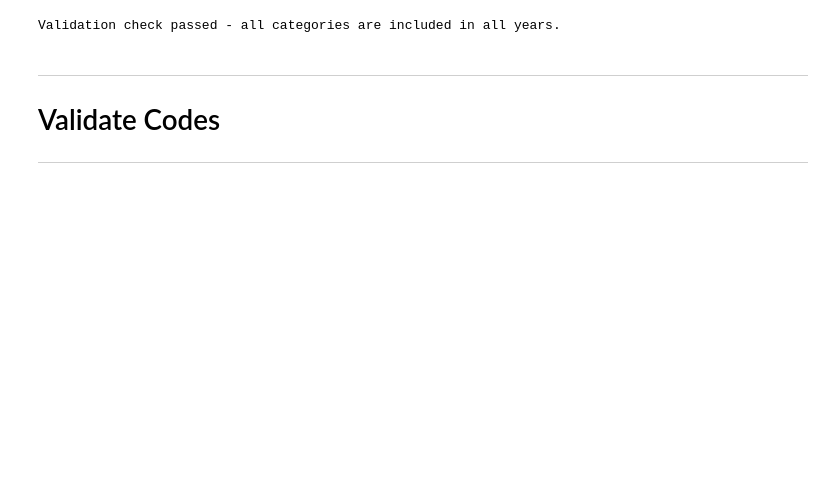
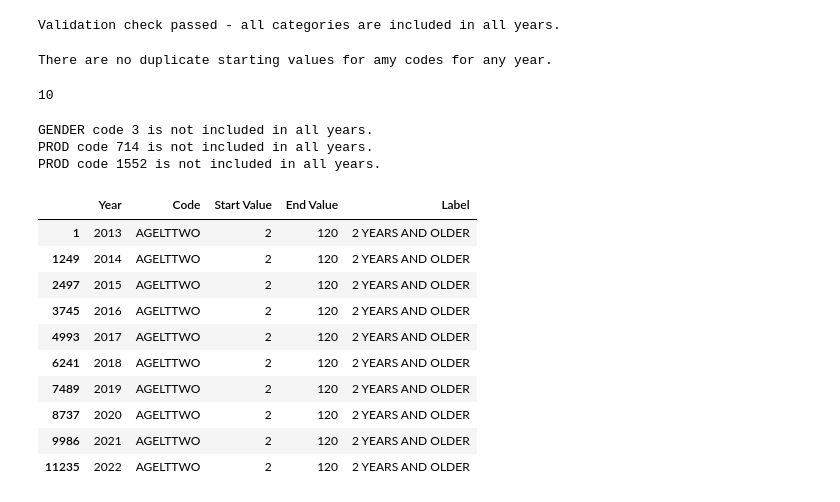
Before and after one commit to tamimcm416/product_injury, a Jupyter notebook: notebooks/DataPrepCodes.ipynb, the cells around one changed output. Drawn from its saved outputs; the diff is of its cells as text; code cells hidden in the pictures; blank space fills up the shorter version.

```diff
--- a/notebooks/DataPrepCodes.ipynb
+++ b/notebooks/DataPrepCodes.ipynb
@@ -114,6 +138,6 @@ all_codes_df[~all_codes_df['Starting value for format'].str.isnumeric()]
 | 11340 | 2022 | HISP | . | . | NA before 2019 |
 # %%
 # Remove rows with Starting value for format of period and convert column type to int
-rows_to_del = all_codes_df[~all_codes_df['Starting value for format'].str.isnumeric()].index
+rows_to_del = all_codes_df[~all_codes_df['Start Value'].str.isnumeric()].index
 all_codes_df.drop(rows_to_del, axis='index', inplace=True)
-all_codes_df['Starting value for format'] = all_codes_df['Starting value for format'].astype(int)
+all_codes_df['Start Value'] = all_codes_df['Start Value'].astype(int)
@@ -133,3 +161,3 @@ all_codes_df[~all_codes_df['Ending value for format'].str.isnumeric()]
 # %%
 # Convert Ending value data to int
-all_codes_df['Ending value for format'] = all_codes_df['Ending value for format'].astype(int)
+all_codes_df['End Value'] = all_codes_df['End Value'].astype(int)
@@ -161,3 +277,12 @@ array(['AGELTTWO', 'ALC_DRUG', 'BDYPT', 'DIAG', 'DISP', 'FIRE', 'GENDER',
+# %%
+# Several Labels include a code prefix. For consistency, let's strip those
+def strip_code(label):
+    if ' - ' in label:
+        return label.split(' - ')[1]
+    else:
+        return label
+
+all_codes_df['Label'] = all_codes_df['Label'].apply(strip_code)
 # %%
 # Verify that a all code categories are present in each annual set of data
 missing_cats = 0
@@ -170,7 +295,53 @@ if missing_cats == 0:
     print('Validation check passed - all categories are included in all years.')
 # %% [output]
 Validation check passed - all categories are included in all years.
-# %% [markdown]
-***
-# Validate Codes
-***
+# %%
+# Let's check for duplicate starting values by year and category
+counts_df = all_codes_df.groupby(['Year', 'Code', 'Start Value']).count()
+dups_df = counts_df.loc[counts_df['End Value'] > 1]
+if len(dups_df) > 1:
+    display(dups_df)
+else:
+    print('There are no duplicate starting values for amy codes for any year.')
+# %% [output]
+There are no duplicate starting values for amy codes for any year.
+# %%
+temp_df['Year'].count()
+# %% [output]
+10
+# %%
+# Since there are no duplicate starting values within a given category for a given year, we will use a combination of year, format
+# and starting value to look for any inconsistencies in codes and labels across the dataset
+mismatches = False
+for cat in all_codes_df['Code'].unique():
+    start_vals = all_codes_df[all_codes_df['Code'] == cat]['Start Value'].unique()
+    for val in start_vals:
+        temp_df = all_codes_df[(all_codes_df['Code'] == cat) & (all_codes_df['Start Value'] == val)]
+        if len(temp_df['End Value'].unique()) > 1 or len(temp_df['Label'].unique()) > 1:
+            display(temp_df)
+            mismatches = True
+        if temp_df['Year'].count() != 10:
+            print(f'{cat} code {val} is not included in all years.')
+            mismatches = True
+
+if mismatches == False:
+    print('All codes and labels are consistent across years.')
+# %% [output]
+GENDER code 3 is not included in all years.
+PROD code 714 is not included in all years.
+PROD code 1552 is not included in all years.
+# %%
+# Review codes that use a range of values (start value != end value)
+all_codes_df[all_codes_df['Start Value'] != all_codes_df['End Value']]
+# %% [output]
+|  | Year | Code | Start Value | End Value | Label |
+| 1 | 2013 | AGELTTWO | 2 | 120 | 2 YEARS AND OLDER |
+| 1249 | 2014 | AGELTTWO | 2 | 120 | 2 YEARS AND OLDER |
+| 2497 | 2015 | AGELTTWO | 2 | 120 | 2 YEARS AND OLDER |
+| 3745 | 2016 | AGELTTWO | 2 | 120 | 2 YEARS AND OLDER |
+| 4993 | 2017 | AGELTTWO | 2 | 120 | 2 YEARS AND OLDER |
+| 6241 | 2018 | AGELTTWO | 2 | 120 | 2 YEARS AND OLDER |
+| 7489 | 2019 | AGELTTWO | 2 | 120 | 2 YEARS AND OLDER |
+| 8737 | 2020 | AGELTTWO | 2 | 120 | 2 YEARS AND OLDER |
+| 9986 | 2021 | AGELTTWO | 2 | 120 | 2 YEARS AND OLDER |
+| 11235 | 2022 | AGELTTWO | 2 | 120 | 2 YEARS AND OLDER |
```
Also changed, not shown: parts of 41 cells of this notebook.
